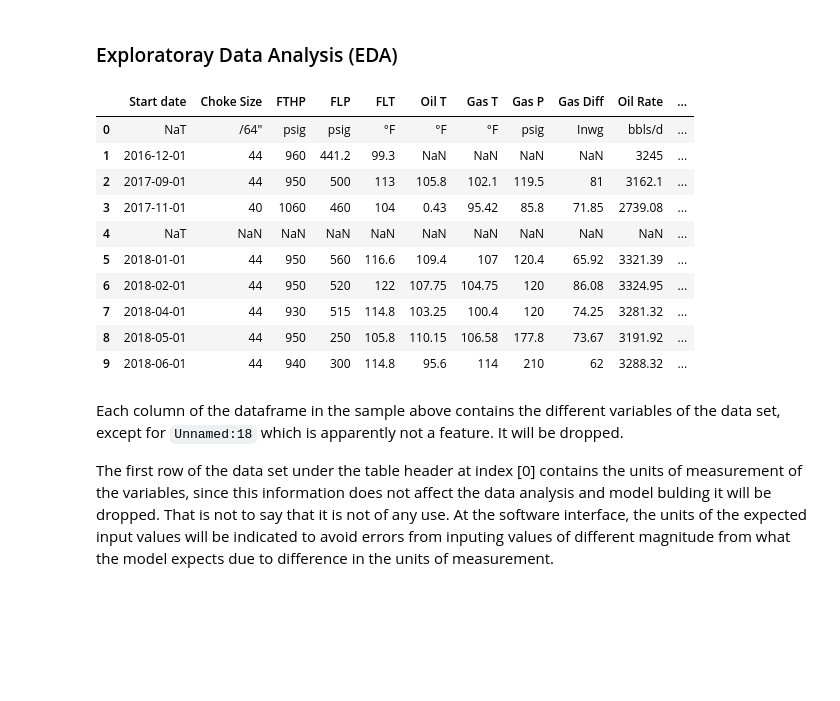
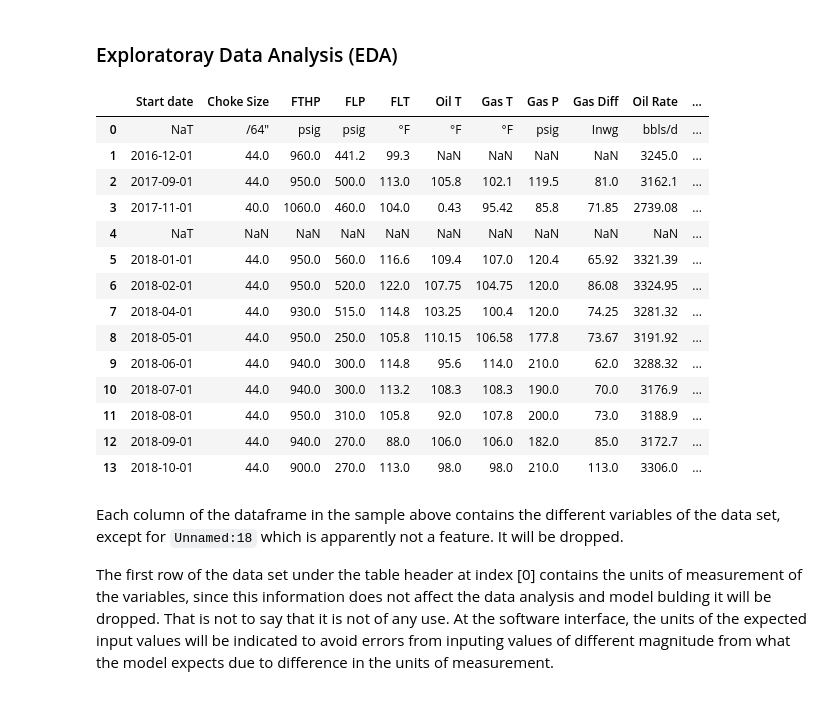
Before and after one commit to JoyUgoyah/AI-Oil-and-Gas-Choke-Performance-Monitoring, a Jupyter notebook: Oil Production Rate Anomaly Detection (AI Choke Performance Monitoring ).ipynb, the cells around one changed output. Drawn from its saved outputs; the diff is of its cells as text; code cells hidden in the pictures; blank space fills up the shorter version.

```diff
--- a/Oil Production Rate Anomaly Detection (AI Choke Performance Monitoring ).ipynb
+++ b/Oil Production Rate Anomaly Detection (AI Choke Performance Monitoring ).ipynb
@@ -40,19 +40,23 @@ Index(['Start date', 'Choke Size', 'FTHP', 'FLP', 'FLT', 'Oil T', 'Gas T',
 ### Exploratoray Data Analysis (EDA)
 # %%
 # See what the data set looks like
-well_data.head(10)
+well_data.head(14)
 # %% [output]
 |  | Start date | Choke Size | FTHP | FLP | FLT | Oil T | Gas T | Gas P | Gas Diff | Oil Rate | ... |
 | 0 | NaT | /64" | psig | psig | °F | °F | °F | psig | Inwg | bbls/d | ... |
-| 1 | 2016-12-01 | 44 | 960 | 441.2 | 99.3 | NaN | NaN | NaN | NaN | 3245 | ... |
-| 2 | 2017-09-01 | 44 | 950 | 500 | 113 | 105.8 | 102.1 | 119.5 | 81 | 3162.1 | ... |
-| 3 | 2017-11-01 | 40 | 1060 | 460 | 104 | 0.43 | 95.42 | 85.8 | 71.85 | 2739.08 | ... |
+| 1 | 2016-12-01 | 44.0 | 960.0 | 441.2 | 99.3 | NaN | NaN | NaN | NaN | 3245.0 | ... |
+| 2 | 2017-09-01 | 44.0 | 950.0 | 500.0 | 113.0 | 105.8 | 102.1 | 119.5 | 81.0 | 3162.1 | ... |
+| 3 | 2017-11-01 | 40.0 | 1060.0 | 460.0 | 104.0 | 0.43 | 95.42 | 85.8 | 71.85 | 2739.08 | ... |
 | 4 | NaT | NaN | NaN | NaN | NaN | NaN | NaN | NaN | NaN | NaN | ... |
-| 5 | 2018-01-01 | 44 | 950 | 560 | 116.6 | 109.4 | 107 | 120.4 | 65.92 | 3321.39 | ... |
-| 6 | 2018-02-01 | 44 | 950 | 520 | 122 | 107.75 | 104.75 | 120 | 86.08 | 3324.95 | ... |
-| 7 | 2018-04-01 | 44 | 930 | 515 | 114.8 | 103.25 | 100.4 | 120 | 74.25 | 3281.32 | ... |
-| 8 | 2018-05-01 | 44 | 950 | 250 | 105.8 | 110.15 | 106.58 | 177.8 | 73.67 | 3191.92 | ... |
-| 9 | 2018-06-01 | 44 | 940 | 300 | 114.8 | 95.6 | 114 | 210 | 62 | 3288.32 | ... |
+| 5 | 2018-01-01 | 44.0 | 950.0 | 560.0 | 116.6 | 109.4 | 107.0 | 120.4 | 65.92 | 3321.39 | ... |
+| 6 | 2018-02-01 | 44.0 | 950.0 | 520.0 | 122.0 | 107.75 | 104.75 | 120.0 | 86.08 | 3324.95 | ... |
+| 7 | 2018-04-01 | 44.0 | 930.0 | 515.0 | 114.8 | 103.25 | 100.4 | 120.0 | 74.25 | 3281.32 | ... |
+| 8 | 2018-05-01 | 44.0 | 950.0 | 250.0 | 105.8 | 110.15 | 106.58 | 177.8 | 73.67 | 3191.92 | ... |
+| 9 | 2018-06-01 | 44.0 | 940.0 | 300.0 | 114.8 | 95.6 | 114.0 | 210.0 | 62.0 | 3288.32 | ... |
+| 10 | 2018-07-01 | 44.0 | 940.0 | 300.0 | 113.2 | 108.3 | 108.3 | 190.0 | 70.0 | 3176.9 | ... |
+| 11 | 2018-08-01 | 44.0 | 950.0 | 310.0 | 105.8 | 92.0 | 107.8 | 200.0 | 73.0 | 3188.9 | ... |
+| 12 | 2018-09-01 | 44.0 | 940.0 | 270.0 | 88.0 | 106.0 | 106.0 | 182.0 | 85.0 | 3172.7 | ... |
+| 13 | 2018-10-01 | 44.0 | 900.0 | 270.0 | 113.0 | 98.0 | 98.0 | 210.0 | 113.0 | 3306.0 | ... |
 # %% [markdown]
 Each column of the dataframe in the sample above contains the different variables of the data set, except for `Unnamed:18` which is apparently not a feature. It will be dropped.
 
```
Also changed, not shown: parts of 14 cells of this notebook, 1 other file.
